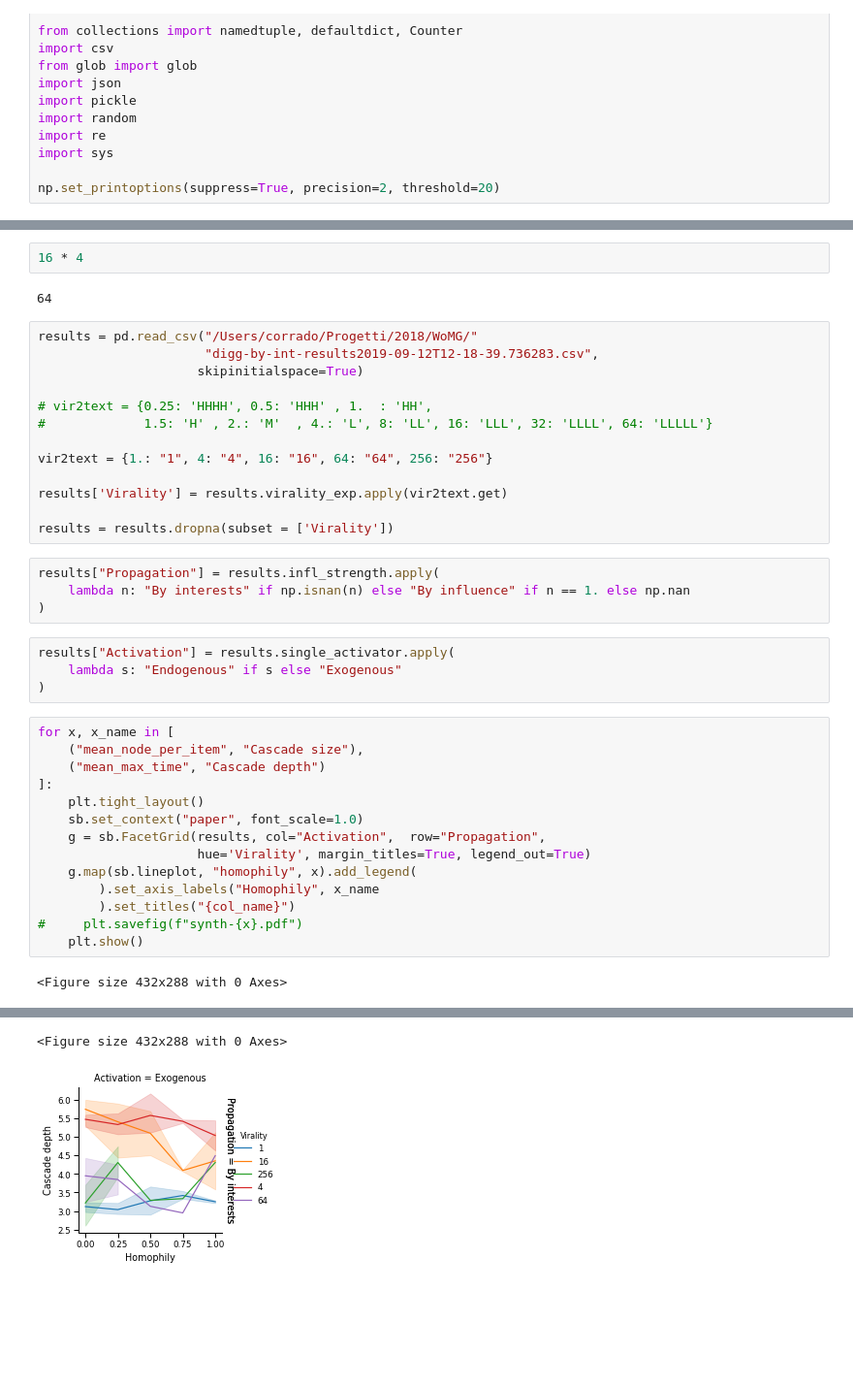
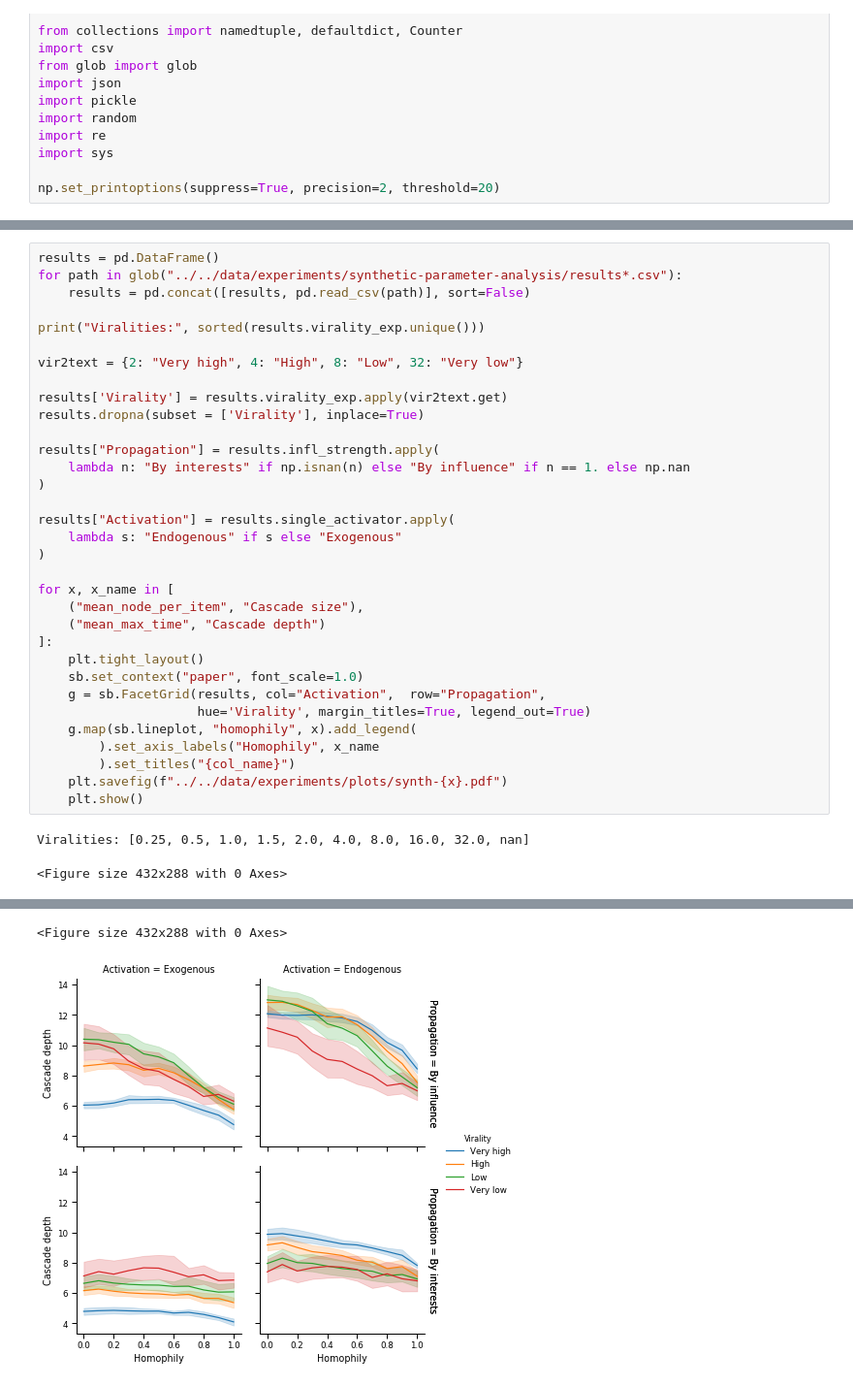
Before and after one commit to FedericoCinus/WoMG, a Jupyter notebook: src/experiments/parameter-analysis-plot.ipynb, the cells around one changed output, grey strips where cells are left out. Shown at 97% size. Saved outputs shown, nothing was run; the diff lists cells and outputs as text; blank space fills up the shorter version.

Commit message:
Updated plots

```diff
--- a/src/experiments/parameter-analysis-plot.ipynb
+++ b/src/experiments/parameter-analysis-plot.ipynb
@@ -40,29 +24,23 @@ sorted(results.virality_exp.unique())
-# %%
-16 * 4
-# %% [output]
-64
-# %%
-results = pd.read_csv("/Users/corrado/Progetti/2018/WoMG/"
-                      "digg-by-int-results2019-09-12T12-18-39.736283.csv",
-                     skipinitialspace=True)
-
-# vir2text = {0.25: 'HHHH', 0.5: 'HHH' , 1.  : 'HH',
-#             1.5: 'H' , 2.: 'M'  , 4.: 'L', 8: 'LL', 16: 'LLL', 32: 'LLLL', 64: 'LLLLL'}
-
-vir2text = {1.: "1", 4: "4", 16: "16", 64: "64", 256: "256"}
-
-results['Virality'] = results.virality_exp.apply(vir2text.get)
-
-results = results.dropna(subset = ['Virality'])
-# %%
-results["Propagation"] = results.infl_strength.apply(
-    lambda n: "By interests" if np.isnan(n) else "By influence" if n == 1. else np.nan
-)
-# %%
-results["Activation"] = results.single_activator.apply(
-    lambda s: "Endogenous" if s else "Exogenous"
-)
 # %%
+results = pd.DataFrame()
+for path in glob("../../data/experiments/synthetic-parameter-analysis/results*.csv"):
+    results = pd.concat([results, pd.read_csv(path)], sort=False)
+
+print("Viralities:", sorted(results.virality_exp.unique()))
+
+vir2text = {2: "Very high", 4: "High", 8: "Low", 32: "Very low"}
+
+results['Virality'] = results.virality_exp.apply(vir2text.get)
+results.dropna(subset = ['Virality'], inplace=True)
+
+results["Propagation"] = results.infl_strength.apply(
+    lambda n: "By interests" if np.isnan(n) else "By influence" if n == 1. else np.nan
+)
+
+results["Activation"] = results.single_activator.apply(
+    lambda s: "Endogenous" if s else "Exogenous"
+)
+
 for x, x_name in [
     ("mean_node_per_item", "Cascade size"),
     ("mean_max_time", "Cascade depth")
@@ -74,7 +52,8 @@ for x, x_name in [
     g.map(sb.lineplot, "homophily", x).add_legend(
         ).set_axis_labels("Homophily", x_name
         ).set_titles("{col_name}")
-#     plt.savefig(f"synth-{x}.pdf")
+    plt.savefig(f"../../data/experiments/plots/synth-{x}.pdf")
     plt.show()
 # %% [output]
-<Figure size 432x288 with 0 Axes>
+Viralities: [0.25, 0.5, 1.0, 1.5, 2.0, 4.0, 8.0, 16.0, 32.0, nan]
+<Figure size 432x288 with 0 Axes>
@@ -82,2 +61,2 @@ for x, x_name in [
-<Figure size 432x288 with 0 Axes>
+<Figure size 432x288 with 0 Axes>
-[figure, old version]
+[figure, new version]
```
Also changed, not shown: parts of 3 cells of this notebook, 5 other files.
